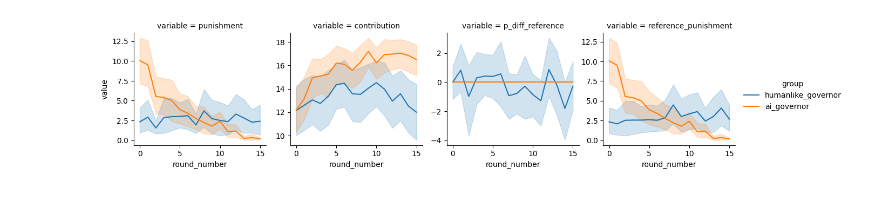
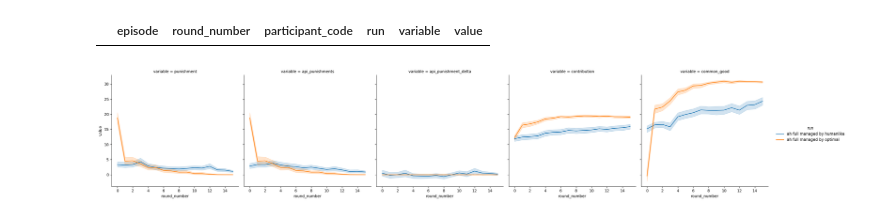
Before and after one commit to center-for-humans-and-machines/algorithmic-institutions, a Jupyter notebook: notebooks/test_manager/simulate_backend.ipynb, the cells around one changed output. Cells and saved outputs as stored; diff of their text form; code cells hidden in the pictures.

```diff
--- a/notebooks/test_manager/simulate_backend.ipynb
+++ b/notebooks/test_manager/simulate_backend.ipynb
@@ -24,7 +66,7 @@ import random
 import numpy as np
 
 
-BACKEND_URL = os.environ.get('MANAGER_BACKEND_URL', 'http://0.0.0.0:8000')
+BACKEND_URL = os.environ.get('MANAGER_BACKEND_URL', 'http://0.0.0.0:5001')
 
 
 def get_punishments(contributions, missing_inputs, groups, *, session, group_idx, round):
@@ -54,4 +96,3 @@ def get_punishments(contributions, missing_inputs, groups, *, session, group_idx
     url = BACKEND_URL + '/get_punishments'
     response = requests.post(url, json={'data': data}).json()
     return response
-    # return {'data': {**data, 'punishments': [0]*len(contributions)}}
@@ -139,23 +98,0 @@ for e in range(n_episodes):
-# %%
-columns = ['episode', 'round_number','participant_code']
-
-punishments = using_multiindex(recorder.memory['punishments'].numpy(), columns=columns, value_name='punishment')
-reference_punishment = using_multiindex(recorder.memory['reference_punishment'].numpy(), columns=columns, value_name='reference_punishment')
-common_good = using_multiindex(recorder.memory['common_good'].numpy(), columns=columns, value_name='common_good')
-contributions = using_multiindex(recorder.memory['contributions'].numpy(), columns=columns, value_name='contribution')
-
-df_sim = punishments.merge(common_good).merge(contributions).merge(reference_punishment)
-df_sim['p_diff_reference'] = df_sim['punishment'] - df_sim['reference_punishment']
-
-df_sim['data_source'] = 'simulation'
-
-columns = ['round_number', 'common_good', 'contribution', 'participant_code', 'punishment', 'data_source']
-
-df_sim['group'] = df_sim['participant_code'].map({k:v for k,v in enumerate(groups)})
-
-
-df = pd.concat([df_sim]).reset_index(drop=True)
-
-dfm = df.melt(
-    id_vars=['round_number', 'participant_code', 'data_source', 'group'],
-    value_vars=['punishment', 'contribution', 'p_diff_reference', 'reference_punishment'])
@@ -162,12 +213,25 @@ dfm = df.melt(
+# %%
+df = pd.concat(dfs).reset_index(drop=True)
+
+df['api_punishment_delta'] = df['punishment'] - df['api_punishments']
+
+df['episode'] = df['run'] + '__' + df['episode'].astype(str)
+
+dfm = df.melt(
+    id_vars=['episode', 'round_number', 'participant_code', 'run'],
+    value_vars=['punishment', 'api_punishments', 'api_punishment_delta', 'contribution', 'common_good'])
+# %%
+dfm[dfm['value'].isnull()]
+# %% [output]
+|  | episode | round_number | participant_code | run | variable | value |
 # %%
 g = sns.relplot(
     data=dfm,
     x="round_number",
     y="value",
-    hue='group',
     col='variable',
-    kind="line",
-    height=3, aspect=1, facet_kws={'sharey': False, 'sharex': True}
+    hue='run',
+    kind="line"
 )
 # %% [output]
-[figure, old version]
+[figure, new version]
```
Also changed, not shown: parts of 7 cells of this notebook, 2 other files.
